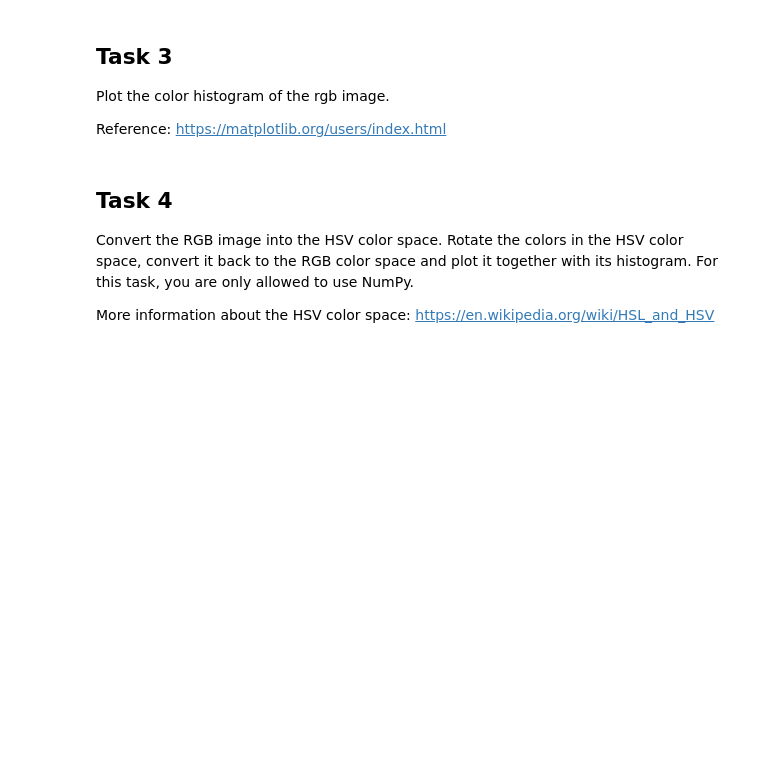
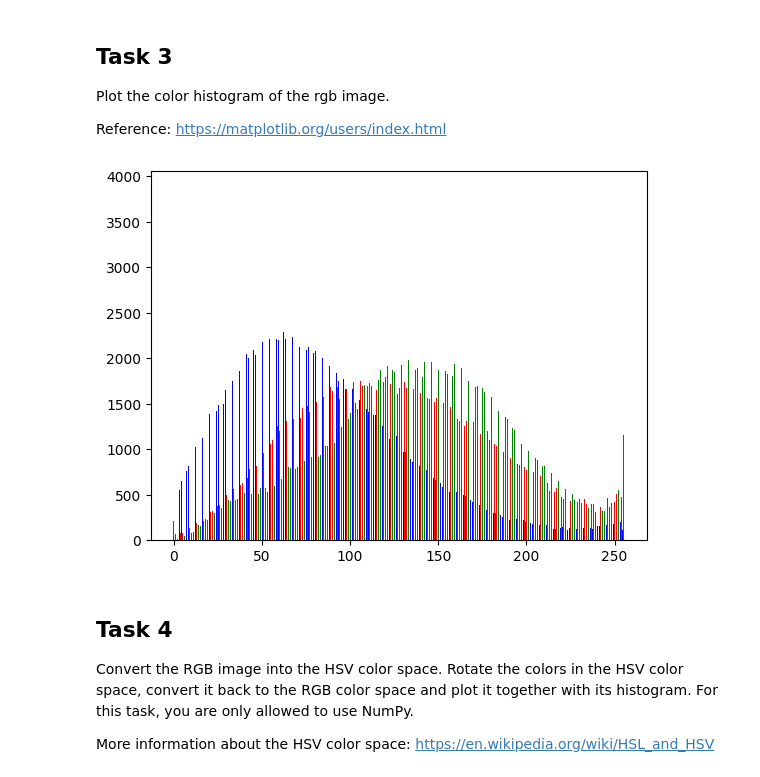
Before and after one commit to leonardo-va/computervision, a Jupyter notebook: 1.0-tl-scientific-python.ipynb, the cells around one changed output. Cells and saved outputs as stored; diff of their text form; code cells hidden in the pictures; blank space fills up the shorter version.

```diff
--- a/1.0-tl-scientific-python.ipynb
+++ b/1.0-tl-scientific-python.ipynb
@@ -170,16 +169,24 @@ Reference: https://matplotlib.org/users/index.html
 # %%
 def plot_color_histogram(image):
     '''
     Plot the histogram of each color channel into a single plot.
     Take a look at the scikit-image submodule skimage.exposure
 
     image -- RGB image
     '''
     # TODO: implement this function
+    hist_r = skimage.exposure.histogram(image[:,:,0])
+    hist_g = skimage.exposure.histogram(image[:,:,1])
+    hist_b = skimage.exposure.histogram(image[:,:,2])
+    plt.bar(hist_r[1] , hist_r[0],width = 0.2, color = 'r')
+    plt.bar(hist_g[1] + 0.2, hist_g[0], width = 0.2, color = 'g')
+    plt.bar(hist_b[1] + 0.4, hist_b[0], width = 0.2, color = 'b')
 
-    pass
+
 
 plot_color_histogram(image)
+# %% [output]
+[figure, added]
 # %% [markdown]
 ## Task 4
 
```
Also changed, not shown: parts of 4 cells of this notebook, 2 other files.
